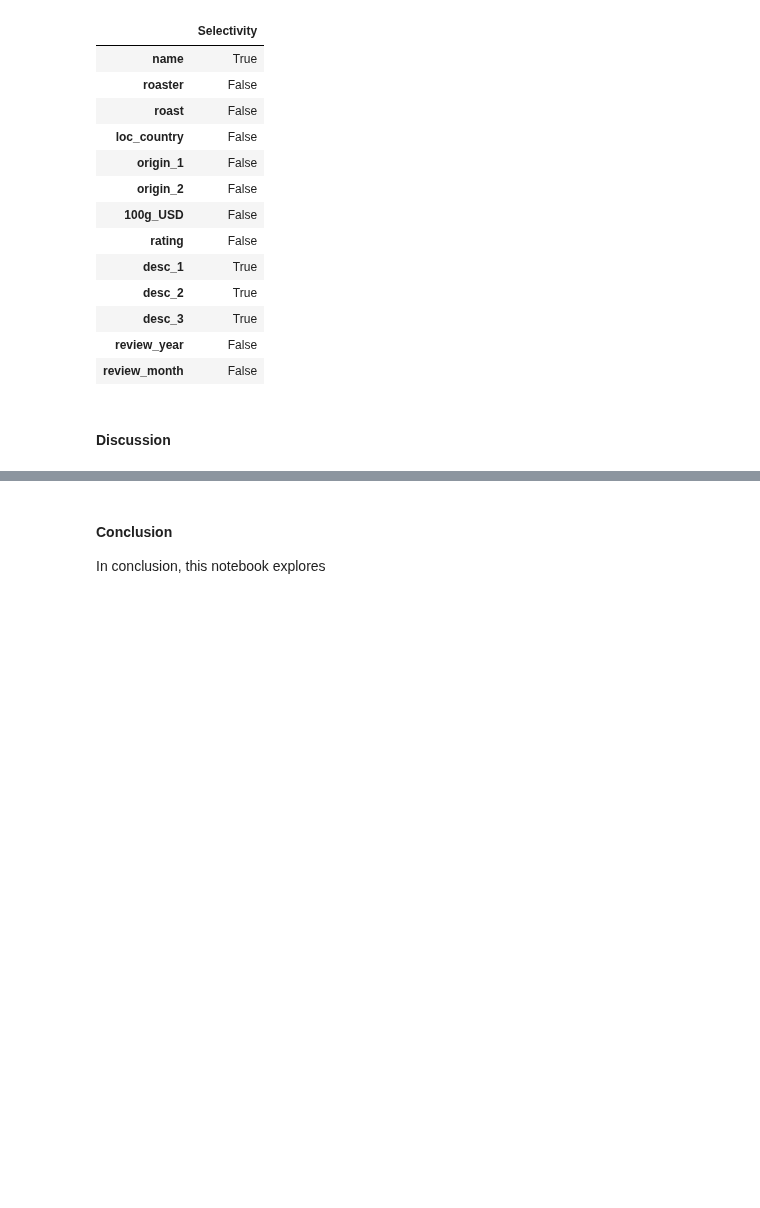
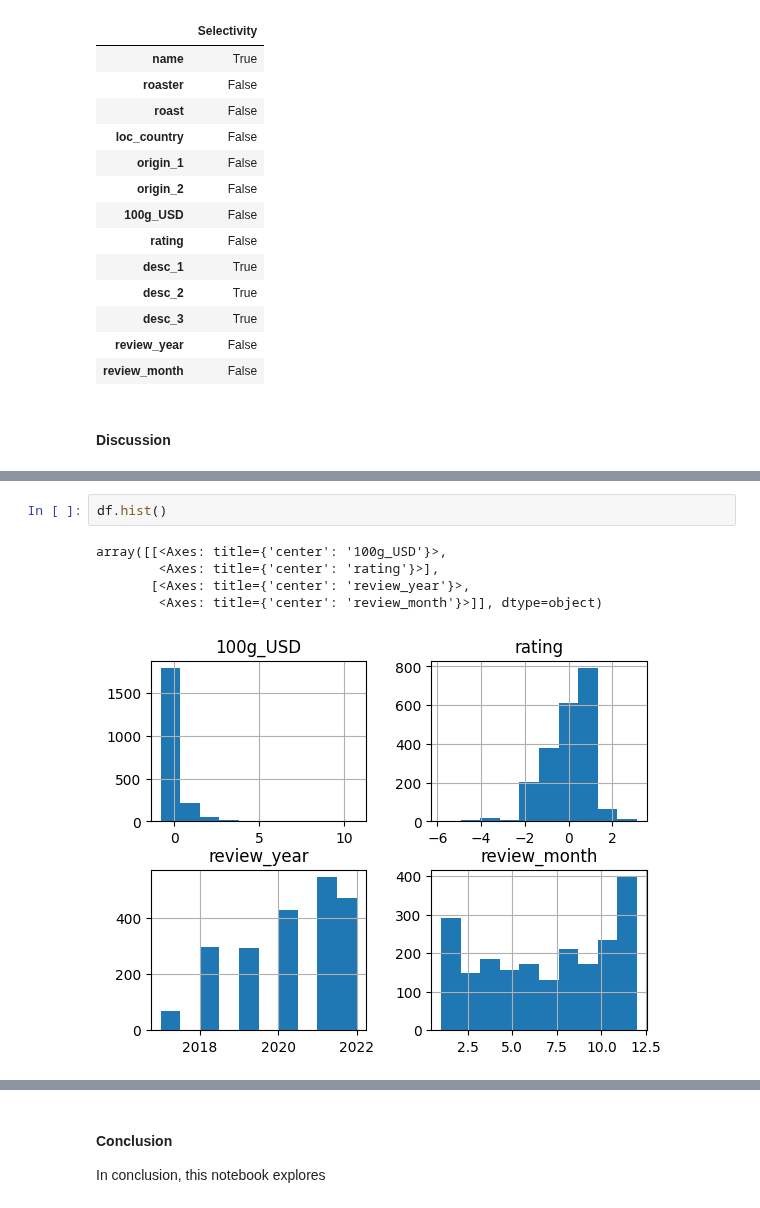
Before and after one commit to sondosaabed/SP.TOP-Data-Science-and-Analytics, a Jupyter notebook: Assignments/A4/1190652_A4.ipynb, the cells around one changed output, grey strips where cells are left out. Saved outputs shown, nothing was run; the diff lists cells and outputs as text; blank space fills up the shorter version.

```diff
--- a/Assignments/A4/1190652_A4.ipynb
+++ b/Assignments/A4/1190652_A4.ipynb
@@ -561,0 +610,8 @@ There are in total 12 columns, 10 of witch has the Dtype of Object, one is int64
+# %%
+df.hist()
+# %% [output]
+array([[<Axes: title={'center': '100g_USD'}>,
+        <Axes: title={'center': 'rating'}>],
+       [<Axes: title={'center': 'review_year'}>,
+        <Axes: title={'center': 'review_month'}>]], dtype=object)
+[figure, added]
```
Also changed, not shown: parts of 25 cells of this notebook.
